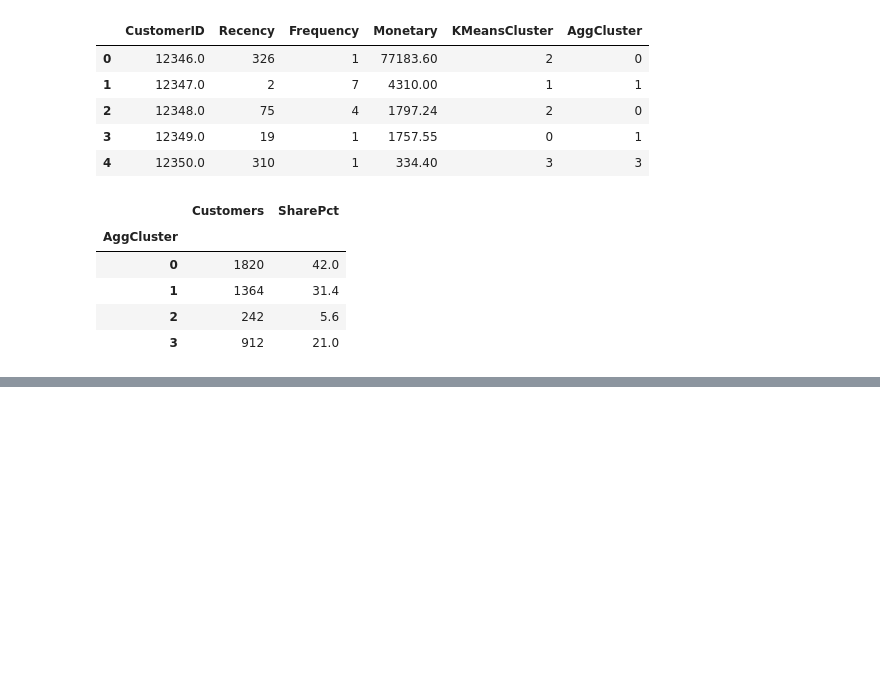
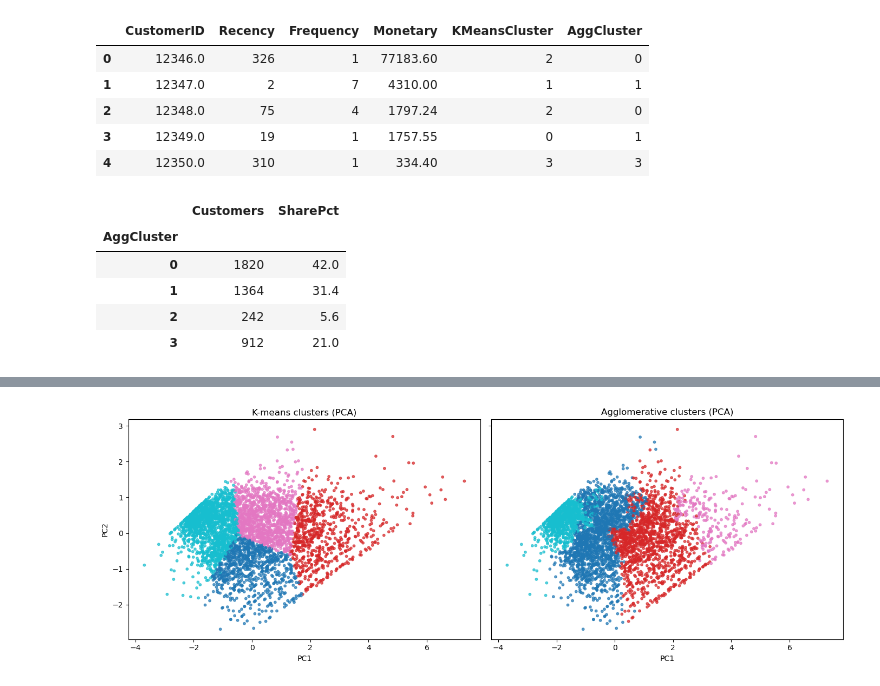
Before and after one commit to HammaadAlam/3730-Customer-Segmentation, a Jupyter notebook: preprocessing.ipynb, the cells around one changed output, grey strips where cells are left out. Saved outputs shown, nothing was run; the diff lists cells and outputs as text; code cells hidden in the pictures; blank space fills up the shorter version.

Commit message:
Add clustering comparison

```diff
--- a/preprocessing.ipynb
+++ b/preprocessing.ipynb
@@ -520,0 +601,14 @@ agg_sizes.round(1)
+# %%
+fig, axes = plt.subplots(1, 2, figsize=(14, 5), sharex=True, sharey=True)
+
+for ax, col, title in zip(
+    axes, ["KMeansCluster", "AggCluster"], ["K-means", "Agglomerative"]
+):
+    ax.scatter(rfm_pca[:, 0], rfm_pca[:, 1], c=rfm_df[col], cmap="tab10", s=10, alpha=0.7)
+    ax.set(title=f"{title} clusters (PCA)", xlabel="PC1")
+axes[0].set_ylabel("PC2")
+
+plt.tight_layout()
+plt.show()
+# %% [output]
+[figure, added]
```
Also changed, not shown: parts of 11 cells of this notebook.
